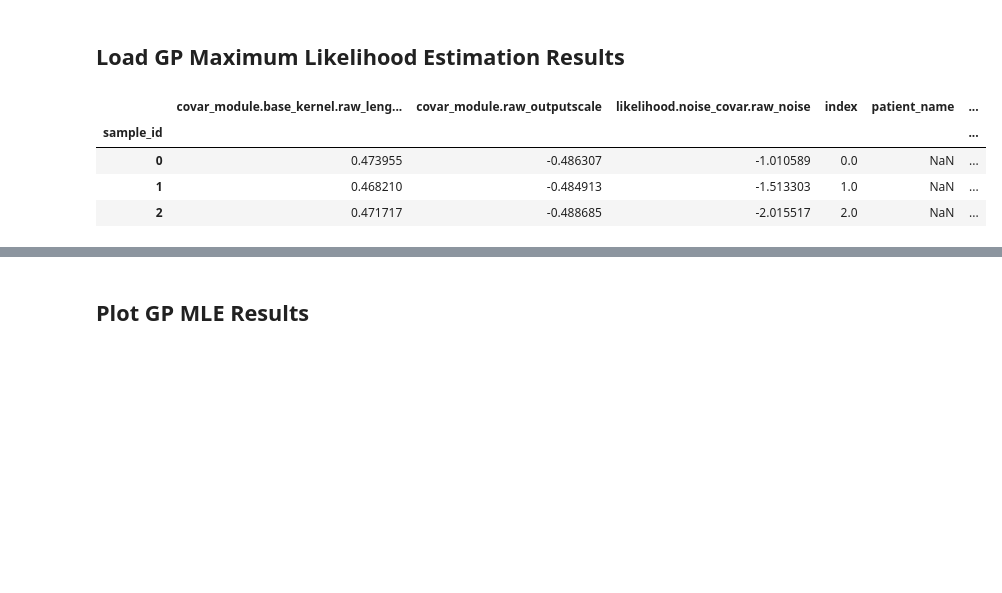
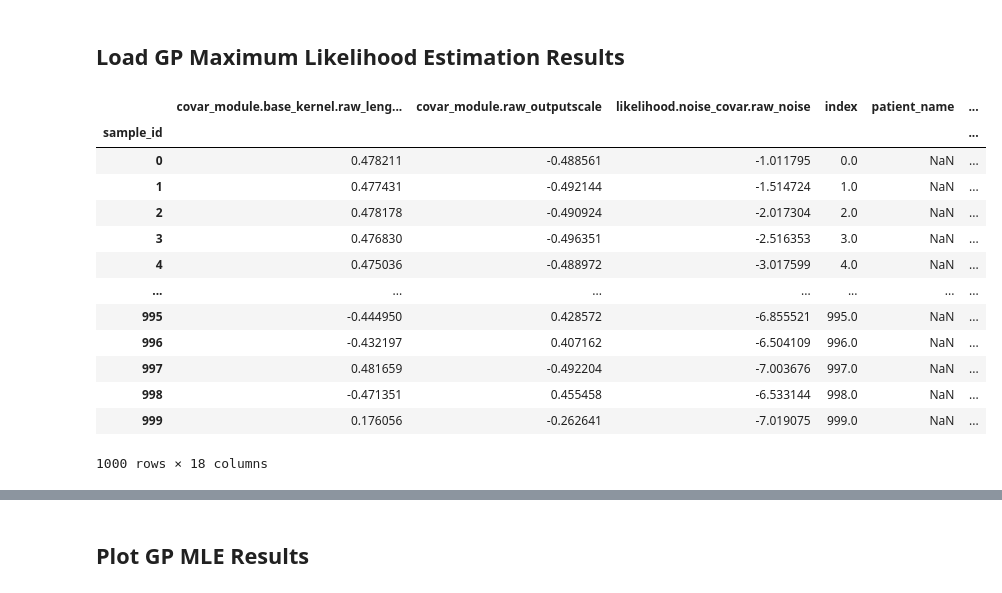
Before and after one commit to noamsgl/msc, a Jupyter notebook: scripts/generate/analyze_gp_results.ipynb, the cells around one changed output, grey strips where cells are left out. Drawn from its saved outputs; the diff is of its cells as text; code cells hidden in the pictures; blank space fills up the shorter version.

```diff
--- a/scripts/generate/analyze_gp_results.ipynb
+++ b/scripts/generate/analyze_gp_results.ipynb
@@ -39,14 +36,24 @@ warning: dropping seizures with length < 5 seconds
 # %% [markdown]
 ## Load GP Maximum Likelihood Estimation Results
 # %%
-uniform_results_df = pd.read_csv(r"C:\Users\noam\Repositories\noamsgl\msc\results\params\results_uniform_20220111T233348.csv")
+# uniform_results_df = pd.read_csv(r"C:\Users\noam\Repositories\noamsgl\msc\results\params\results_uniform_20220112T012831.csv")
+uniform_results_df = pd.read_csv(r"C:\Users\noam\Repositories\noamsgl\msc\results\params\results_1000.csv")
 
 uniform_results_df = uniform_results_df.pivot(index='sample_id', columns='param_name', values='param_value').join(samples_df, on='sample_id')
 uniform_results_df
 # %% [output]
 |  | covar_module.base_kernel.raw_leng... | covar_module.raw_outputscale | likelihood.noise_covar.raw_noise | index | patient_name | ... |
 | sample_id |  |  |  |  |  | ... |
-| 0 | 0.473955 | -0.486307 | -1.010589 | 0.0 | NaN | ... |
-| 1 | 0.468210 | -0.484913 | -1.513303 | 1.0 | NaN | ... |
-| 2 | 0.471717 | -0.488685 | -2.015517 | 2.0 | NaN | ... |
+| 0 | 0.478211 | -0.488561 | -1.011795 | 0.0 | NaN | ... |
+| 1 | 0.477431 | -0.492144 | -1.514724 | 1.0 | NaN | ... |
+| 2 | 0.478178 | -0.490924 | -2.017304 | 2.0 | NaN | ... |
+| 3 | 0.476830 | -0.496351 | -2.516353 | 3.0 | NaN | ... |
+| 4 | 0.475036 | -0.488972 | -3.017599 | 4.0 | NaN | ... |
+| ... | ... | ... | ... | ... | ... | ... |
+| 995 | -0.444950 | 0.428572 | -6.855521 | 995.0 | NaN | ... |
+| 996 | -0.432197 | 0.407162 | -6.504109 | 996.0 | NaN | ... |
+| 997 | 0.481659 | -0.492204 | -7.003676 | 997.0 | NaN | ... |
+| 998 | -0.471351 | 0.455458 | -6.533144 | 998.0 | NaN | ... |
+| 999 | 0.176056 | -0.262641 | -7.019075 | 999.0 | NaN | ... |
+1000 rows × 18 columns
 # %%
```
Also changed, not shown: parts of 9 cells of this notebook, 1 other file.
